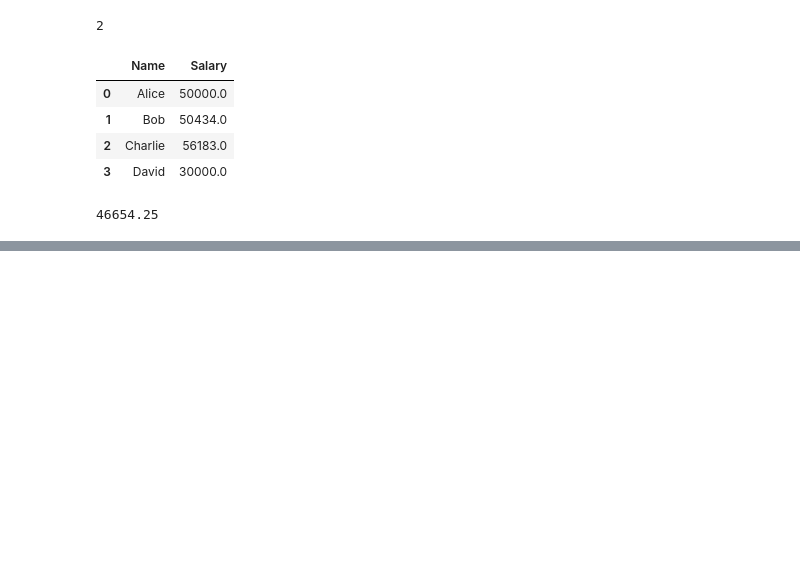
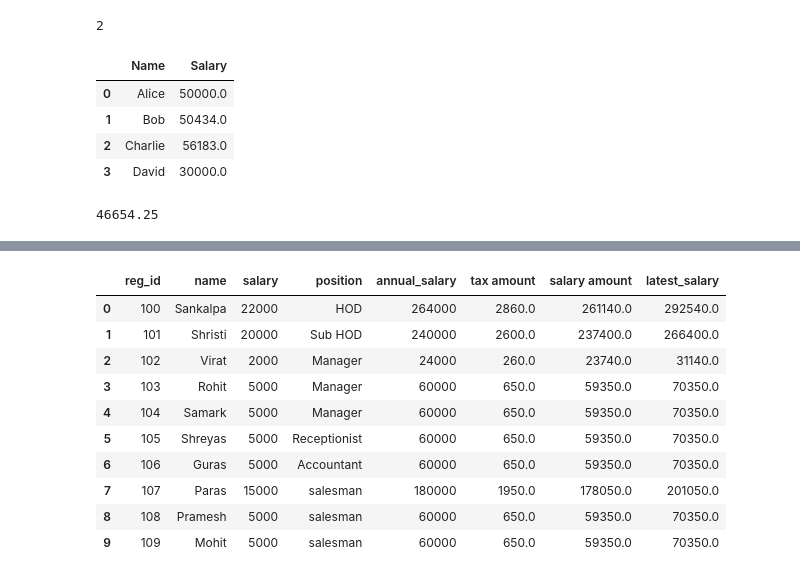
Before and after one commit to SankalpaGit/Random_Coding, a Jupyter notebook: python/data.ipynb, the cells around one changed output, grey strips where cells are left out. Saved outputs shown, nothing was run; the diff lists cells and outputs as text; code cells hidden in the pictures; blank space fills up the shorter version.

```diff
--- a/python/data.ipynb
+++ b/python/data.ipynb
@@ -103,0 +160,3 @@ print(post_avg_salary)
+# %%
+tax = (13/100)*df_after_annual_salary['salary']
+tax
@@ -103,0 +175,4 @@ print(post_avg_salary)
+# %%
+df_after_tax = df_after_annual_salary.copy()
+df_after_tax['tax amount'] = tax
+df_after_tax.head()
@@ -103,0 +186,6 @@ print(post_avg_salary)
+# %%
+real_salary= annual_salary - tax
+
+real_salary_df =df_after_tax.copy()
+real_salary_df['salary amount'] = real_salary
+real_salary_df
@@ -103,0 +204,3 @@ print(post_avg_salary)
+# %%
+incresed_salary = real_salary + 5000 + ((10/100)*annual_salary)
+print(incresed_salary)
@@ -103,0 +219,16 @@ print(post_avg_salary)
+# %%
+salary_after_inccrement_df = real_salary_df.copy()
+salary_after_inccrement_df['latest_salary'] = incresed_salary
+salary_after_inccrement_df
+# %% [output]
+|  | reg_id | name | salary | position | annual_salary | tax amount | salary amount | latest_salary |
+| 0 | 100 | Sankalpa | 22000 | HOD | 264000 | 2860.0 | 261140.0 | 292540.0 |
+| 1 | 101 | Shristi | 20000 | Sub HOD | 240000 | 2600.0 | 237400.0 | 266400.0 |
+| 2 | 102 | Virat | 2000 | Manager | 24000 | 260.0 | 23740.0 | 31140.0 |
+| 3 | 103 | Rohit | 5000 | Manager | 60000 | 650.0 | 59350.0 | 70350.0 |
+| 4 | 104 | Samark | 5000 | Manager | 60000 | 650.0 | 59350.0 | 70350.0 |
+| 5 | 105 | Shreyas | 5000 | Receptionist | 60000 | 650.0 | 59350.0 | 70350.0 |
+| 6 | 106 | Guras | 5000 | Accountant | 60000 | 650.0 | 59350.0 | 70350.0 |
+| 7 | 107 | Paras | 15000 | salesman | 180000 | 1950.0 | 178050.0 | 201050.0 |
+| 8 | 108 | Pramesh | 5000 | salesman | 60000 | 650.0 | 59350.0 | 70350.0 |
+| 9 | 109 | Mohit | 5000 | salesman | 60000 | 650.0 | 59350.0 | 70350.0 |
```
Also changed, not shown: parts of 10 cells of this notebook.
